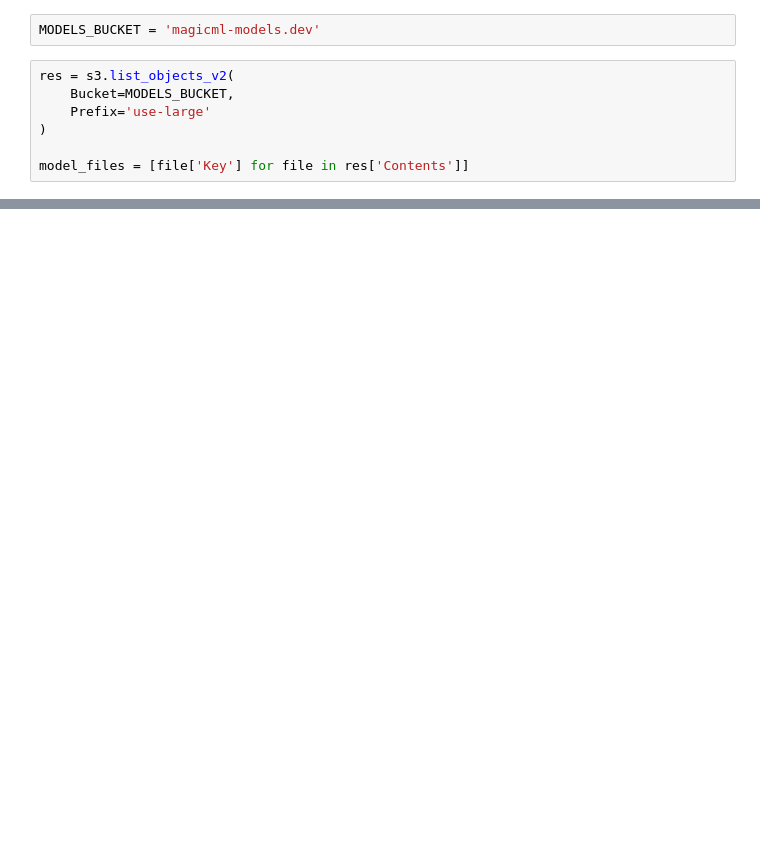
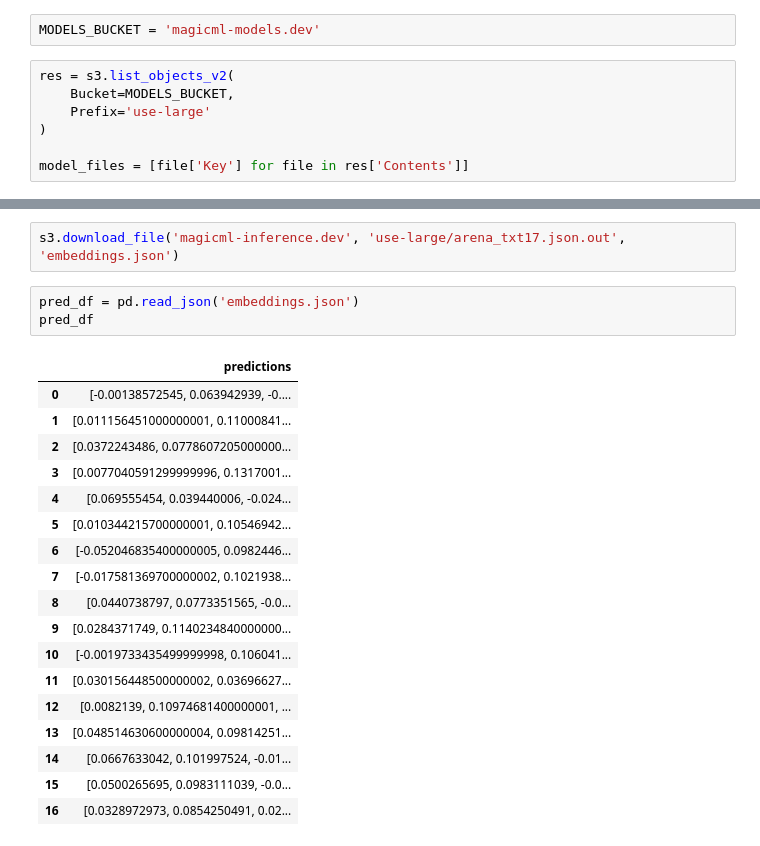
Before and after one commit to ledgerW/magicml, a Jupyter notebook: notebooks/mtgjson.ipynb, the cells around one changed output, grey strips where cells are left out. Cells and saved outputs as stored; diff of their text form; blank space fills up the shorter version.

```diff
--- a/notebooks/mtgjson.ipynb
+++ b/notebooks/mtgjson.ipynb
@@ -381,0 +475,24 @@ os.makedirs(pathlib.Path(model_files[1]).parent, exist_ok=True)
+# %%
+s3.download_file('magicml-inference.dev', 'use-large/arena_txt17.json.out', 'embeddings.json')
+# %%
+pred_df = pd.read_json('embeddings.json')
+pred_df
+# %% [output]
+|  | predictions |
+| 0 | [-0.00138572545, 0.063942939, -0.... |
+| 1 | [0.011156451000000001, 0.11000841... |
+| 2 | [0.0372243486, 0.0778607205000000... |
+| 3 | [0.0077040591299999996, 0.1317001... |
+| 4 | [0.069555454, 0.039440006, -0.024... |
+| 5 | [0.010344215700000001, 0.10546942... |
+| 6 | [-0.052046835400000005, 0.0982446... |
+| 7 | [-0.017581369700000002, 0.1021938... |
+| 8 | [0.0440738797, 0.0773351565, -0.0... |
+| 9 | [0.0284371749, 0.1140234840000000... |
+| 10 | [-0.0019733435499999998, 0.106041... |
+| 11 | [0.030156448500000002, 0.03696627... |
+| 12 | [0.0082139, 0.10974681400000001, ... |
+| 13 | [0.048514630600000004, 0.09814251... |
+| 14 | [0.0667633042, 0.101997524, -0.01... |
+| 15 | [0.0500265695, 0.0983111039, -0.0... |
+| 16 | [0.0328972973, 0.0854250491, 0.02... |
```
Also changed, not shown: parts of 28 cells of this notebook, 8 other files.
